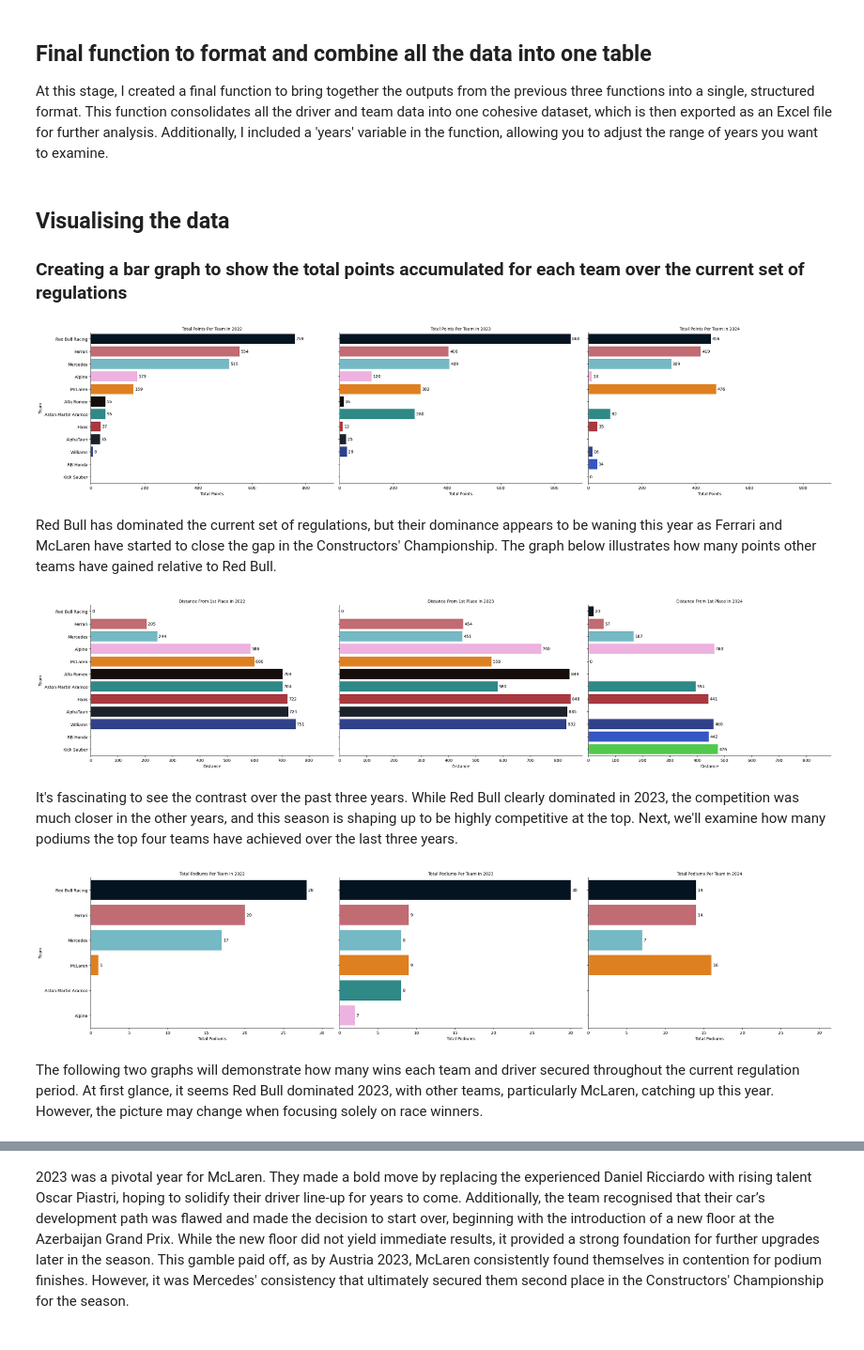
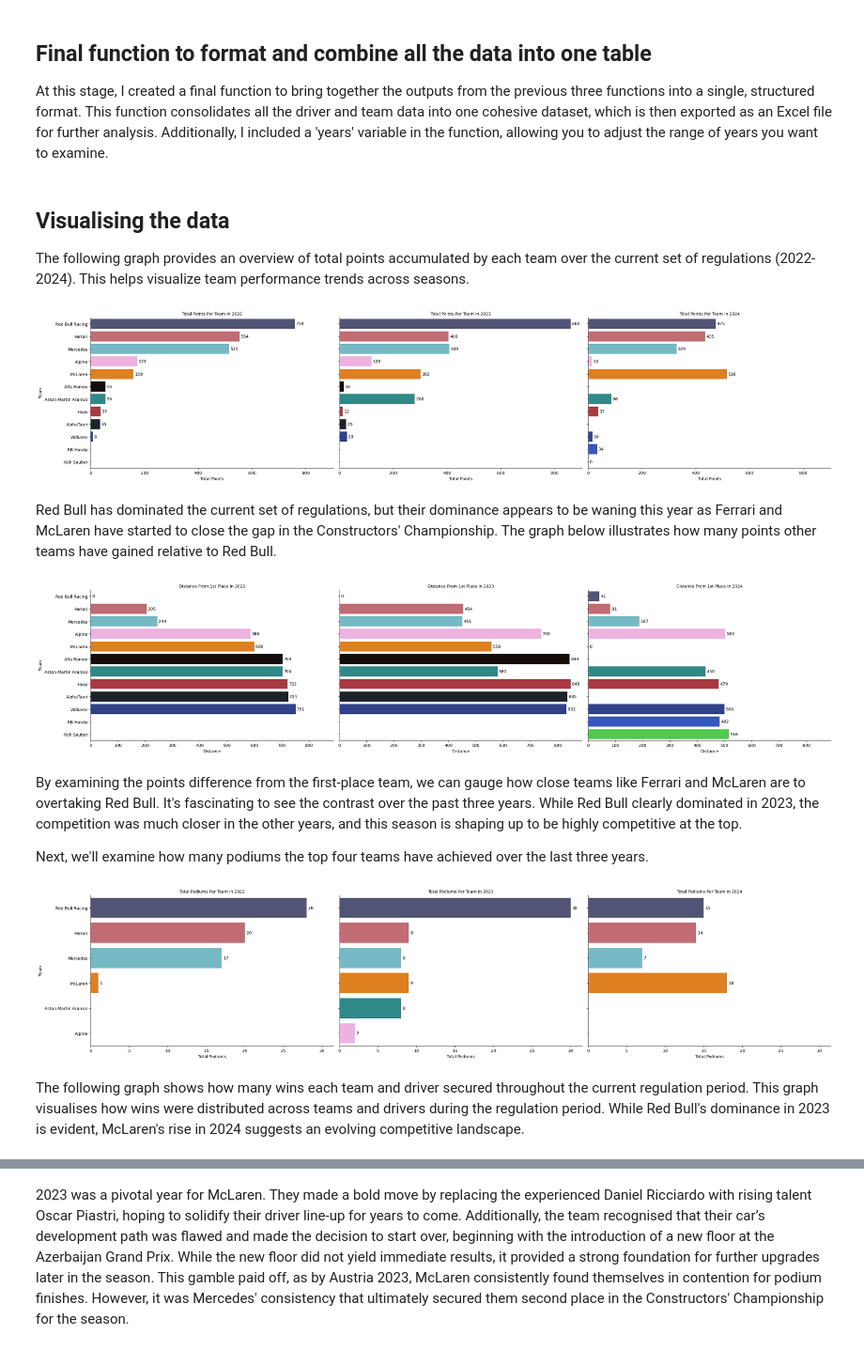
Before and after one commit to hiran97/f1-championship-tracker, a Jupyter notebook: F1 Championship Tracker.ipynb, the cells around one changed output, grey strips where cells are left out. Shown at 94% size. Saved outputs shown, nothing was run; the diff lists cells and outputs as text; code cells hidden in the pictures.

Commit message:
Updated graphs

```diff
--- a/F1 Championship Tracker.ipynb
+++ b/F1 Championship Tracker.ipynb
@@ -399,6 +400,8 @@ def combine_tables():
     combined_team_df = pd.concat([combined_team_df, team_standings]).reset_index(drop=True)
     combined_team_df = combined_team_df.sort_values(['Year', 'Total_Points'], ascending = [True, False])
 
+    remove_engine_supplier_if_needed(driver_race_results)
+
     # Write all three tables (driver standings, team standings, race results) to an Excel file
     with pd.ExcelWriter('WDC_2022_2024_with_Team.xlsx') as writer:
         combined_driver_df.to_excel(writer, sheet_name='Driver Standings', index=False)
@@ -406,51 +409,51 @@ def combine_tables():
         aggregated_team_results.to_excel(writer, sheet_name='Aggregated Race Results', index=False)
         driver_race_results.to_excel(writer, sheet_name='Driver Race Results', index=False)
 
-    return combined_driver_df, combined_team_df, aggregated_team_results, race_results
+    return combined_driver_df, combined_team_df, aggregated_team_results, driver_race_results
 
 wdc_2022_2024, wcc_2022_2024, aggregated_race_results,driver_race_results = combine_tables()
 # %% [markdown]
 ## Visualising the data
 
-### Creating a bar graph to show the total points accumulated for each team over the current set of regulations
+The following graph provides an overview of total points accumulated by each team over the current set of regulations (2022-2024). This helps visualize team performance trends across seasons.
 # %%
 colour_palette = {
     'McLaren': '#FF8000',
     'Ferrari': '#cf5d67',
     'Mercedes': '#68c3d1',
-    'Red Bull Racing': '#001526',
+    'Red Bull Racing': '#4b4f7a',
     'Aston Martin Aramco': '#1f9896',
     'Alpine': '#f7a8e5',
     'Williams': '#213799',
     'Haas': '#bc2630',
     'Alfa Romeo': '#160b0b',
     'AlphaTauri': '#1a222c',
     'RB Honda': '#1f4ad8',
     'Kick Sauber': '#3cde37'
 }
 
 # Set up a FacetGrid
 g = sns.FacetGrid(wcc_2022_2024, col='Year', col_wrap=3, height=6, aspect=1.5)
 
 # Create a bar plot for total wins per driver in each year
 g.map_dataframe(sns.barplot, x = 'Total_Points', y = 'Car', hue = 'Car',data = wcc_2022_2024, order=wcc_2022_2024['Car'].unique(),legend = False, palette=colour_palette, errorbar = None)
 
 for ax in g.axes.flat:
     for p in ax.patches:
         width = p.get_width()  # Get bar width (Pts value)
         if not np.isnan(width):  # Make sure width is a valid number
             ax.text(width + 5,  # Adjust the positioning of the text to offset from the bar
                     p.get_y() + p.get_height() / 2,  # Vertically center the label on the bar
                     f'{int(width)}',  # Format the text as an integer
                     va='center')  # Center the text vertically
 
 # Adjust the titles and layout
 g.set_titles("Total Points Per Team in {col_name}")
 g.set_axis_labels("Total Points", "Team")
 plt.tight_layout()
 plt.show()
 # %% [output]
-[figure, old version]
+[figure, new version]
 # %% [markdown]
 Red Bull has dominated the current set of regulations, but their dominance appears to be waning this year as Ferrari and McLaren have started to close the gap in the Constructors' Championship. The graph below illustrates how many points other teams have gained relative to Red Bull.
 # %%
@@ -476,9 +479,10 @@ g.set_axis_labels("Distance", "Team")
 plt.tight_layout()
 plt.show()
 # %% [output]
-[figure, old version]
+[figure, new version]
 # %% [markdown]
-It's fascinating to see the contrast over the past three years. While Red Bull clearly dominated in 2023, the competition was much closer in the other years, and this season is shaping up to be highly competitive at the top.
+By examining the points difference from the first-place team, we can gauge how close teams like Ferrari and McLaren are to overtaking Red Bull. It's fascinating to see the contrast over the past three years. While Red Bull clearly dominated in 2023, the competition was much closer in the other years, and this season is shaping up to be highly competitive at the top.
+
 Next, we'll examine how many podiums the top four teams have achieved over the last three years.
 # %%
 race_podiums_per_team = wcc_2022_2024[wcc_2022_2024['Total_Podiums'] > 0]
@@ -504,9 +508,9 @@ g.set_axis_labels("Total Podiums", "Team")
 plt.tight_layout()
 plt.show()
 # %% [output]
-[figure, old version]
+[figure, new version]
-# %% [markdown]
-The following two graphs will demonstrate how many wins each team and driver secured throughout the current regulation period. At first glance, it seems Red Bull dominated 2023, with other teams, particularly McLaren, catching up this year. However, the picture may change when focusing solely on race winners.
+# %% [markdown]
+The following graph shows how many wins each team and driver secured throughout the current regulation period. This graph visualises how wins were distributed across teams and drivers during the regulation period. While Red Bull's dominance in 2023 is evident, McLaren's rise in 2024 suggests an evolving competitive landscape.
 # %%
 race_winners = wdc_2022_2024[wdc_2022_2024['Total Wins'] > 0]
 
```
Also changed, not shown: parts of 14 cells of this notebook.
